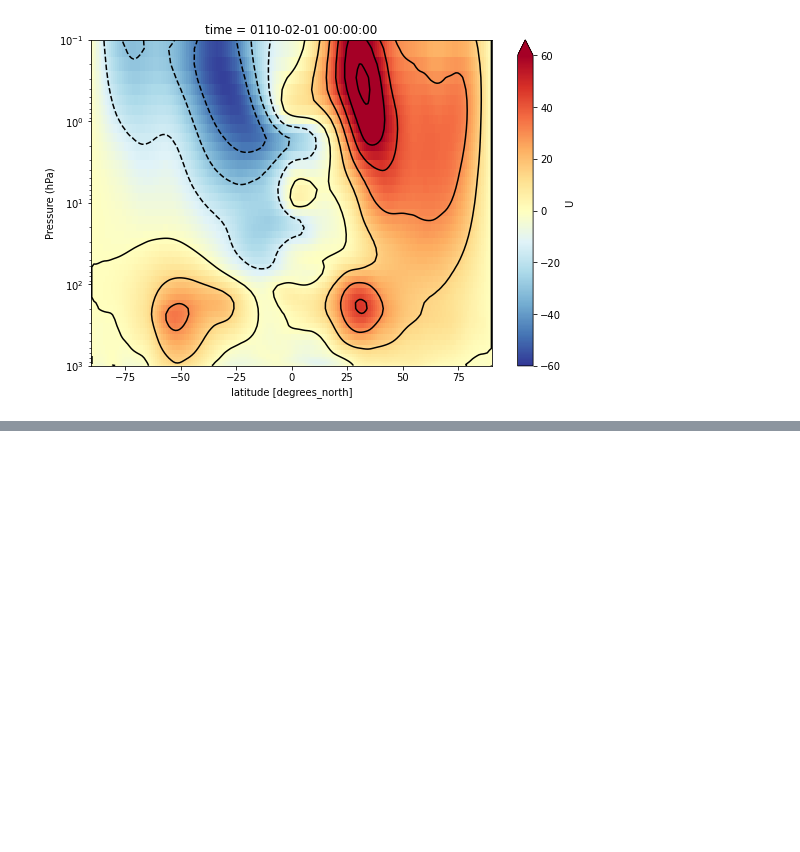
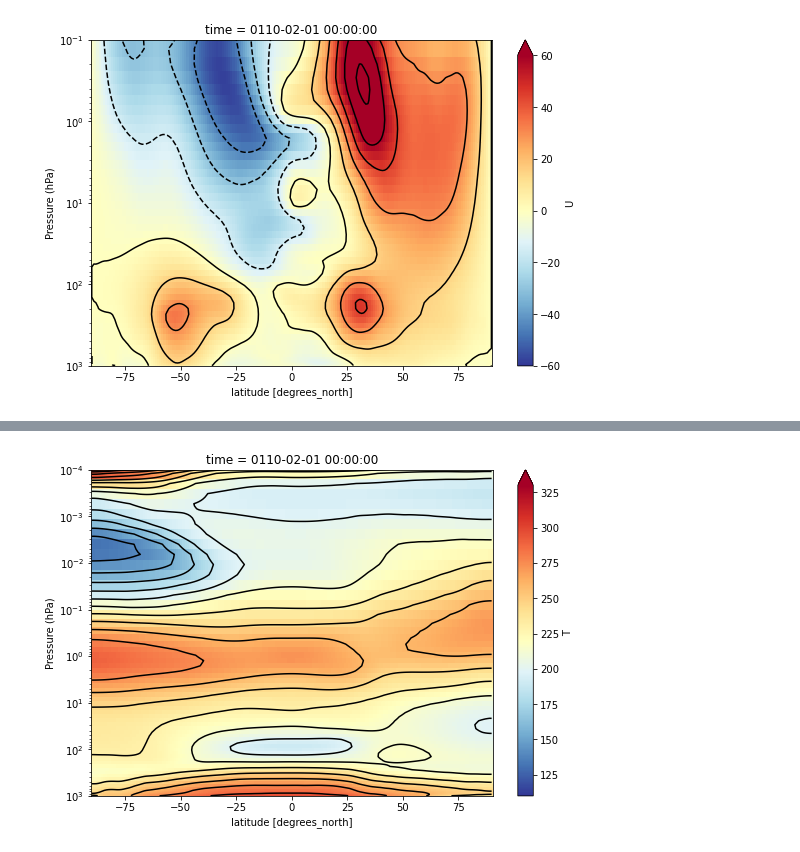
Before and after one commit to dan800/intake-esm, a Jupyter notebook: notebooks/read_catalog.ipynb, the cells around one changed output, grey strips where cells are left out. Saved outputs shown, nothing was run; the diff lists cells and outputs as text; code cells hidden in the pictures; blank space fills up the shorter version.

```diff
--- a/notebooks/read_catalog.ipynb
+++ b/notebooks/read_catalog.ipynb
@@ -261,0 +231,14 @@ plt.show()
+# %%
+# time recognized when a single time is extracted
+t0 =  ds['T'].isel(time=0).mean(dim='lon')
+fig = t0.plot(cmap='RdYlBu_r', figsize=(9,6),
+              ylim=(1000,0.0001),
+              vmin=110, vmax=330
+              )
+t0.plot.contour(yincrease=False, colors='black', levels=np.arange(110,350,15))
+
+fig.axes.set_yscale('log')
+fig.axes.set_ylabel('Pressure (hPa)')
+plt.show()
+# %% [output]
+[figure, added]
```
Also changed, not shown: parts of 15 cells of this notebook, 1 other file.
